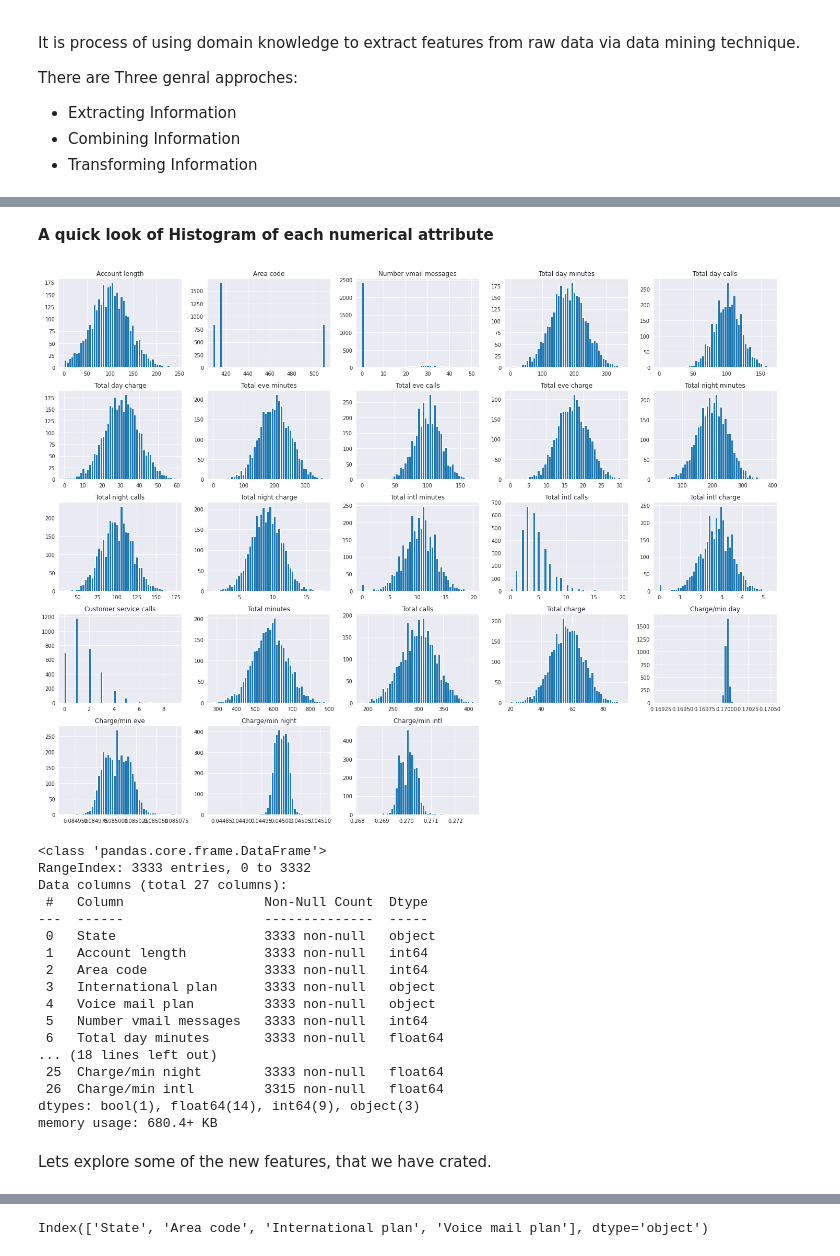
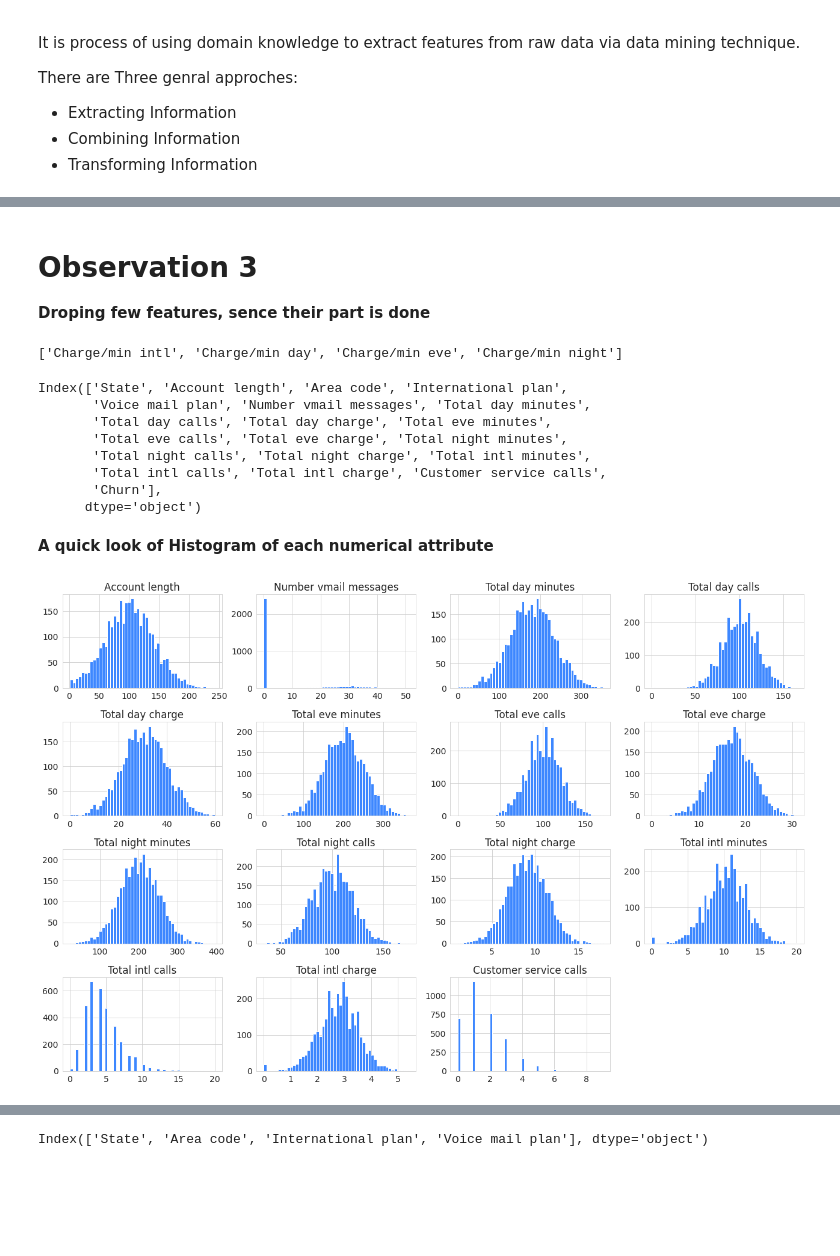
Before and after one commit to Gaurav2912/Telecom-Churn-Analysis---Capstone-Project, a Jupyter notebook: Telecom_Churn_Analysis_Capstone_Project.ipynb, the cells around one changed output, grey strips where cells are left out. Saved outputs shown, nothing was run; the diff lists cells and outputs as text; code cells hidden in the pictures; blank space fills up the shorter version.

```diff
--- a/Telecom_Churn_Analysis_Capstone_Project.ipynb
+++ b/Telecom_Churn_Analysis_Capstone_Project.ipynb
@@ -243,5 +244,0 @@ Here, I am going to create few new features such as,
-# %%
-# Total minutes, Total calls and Total charge by summing up day, eve and night data.
-df['Total minutes'] = df['Total day minutes'] + df['Total eve minutes'] + df['Total night minutes']
-df['Total calls'] = df['Total day calls'] + df['Total eve calls'] + df['Total night calls']
-df['Total charge'] = df['Total day charge'] + df['Total eve charge'] + df['Total night charge']
@@ -351,19 +244,0 @@ plt.xticks(rotation=25);
-# %%
-sns.set_style("darkgrid")
-# KDE plot
-sns.kdeplot(data=df[['Total day minutes', 'Total eve minutes', 'Total night minutes']])
-
-# calculating median
-med_day_min = df['Total day minutes'].median()
-med_eve_min = df['Total eve minutes'].median()
-med_nig_min = df['Total night minutes'].median()
-
-# Virtical line plot at median of kde plot
-plt.vlines(x = med_day_min, ymin = 0, ymax = 0.00234,colors = 'blue',ls= '--')
-plt.vlines(x = med_eve_min, ymin = 0, ymax = 0.0026,colors = 'orange',ls= '-')
-plt.vlines(x = med_nig_min, ymin = 0, ymax = 0.0025,colors = 'green',ls= ':')
-
-# Print the median and mean of totel minutes
-print(f"Median and Mean of Total day minutes : {med_day_min:.2f} and {df['Total day minutes'].mean():.2f}")
-print(f"Median and Mean of Total eve minutes : {med_eve_min:.2f} and {df['Total eve minutes'].mean():.2f}")
-print(f"Median and Mean of Total night minutes : {med_nig_min:.2f} and {df['Total night minutes'].mean():.2f}")
@@ -374,0 +283,5 @@ Median and Mean of Total night minutes : 201.20 and 200.87
+# %%
+# set some default values
+sns.set_style("whitegrid")
+sns.set_palette(palette = ['#4169E1', '#FF5F15', '#4CBB17'])
+plt.rcParams['font.size'] = 14
@@ -375,32 +403,30 @@ Median and Mean of Total night minutes : 201.20 and 200.87
+# %% [markdown]
+# Observation 3
+**Droping few features, sence their part is done**
+# %%
+all_per_minutes # although we have already created this list
+# %% [output]
+['Charge/min intl', 'Charge/min day', 'Charge/min eve', 'Charge/min night']
+# %%
+df.drop(all_per_minutes, axis= 1, inplace= True)
+# %%
+# Lest check our columns, after dropping
+df.columns
+# %% [output]
+Index(['State', 'Account length', 'Area code', 'International plan',
+       'Voice mail plan', 'Number vmail messages', 'Total day minutes',
+       'Total day calls', 'Total day charge', 'Total eve minutes',
+       'Total eve calls', 'Total eve charge', 'Total night minutes',
+       'Total night calls', 'Total night charge', 'Total intl minutes',
+       'Total intl calls', 'Total intl charge', 'Customer service calls',
+       'Churn'],
+      dtype='object')
 # %% [markdown]
 **A quick look of Histogram of each numerical attribute**
 # %%
-sns.set_style("darkgrid")
-df.hist(bins= 50, figsize= (20,15))
+df.hist(bins= 50, figsize= (18,12), color=  '#3d87ff')
 plt.title("Histogram for each numerical attribute.", fontsize= 18)
 plt.tight_layout()
-plt.show()
+plt.show();
 # %% [output]
-[figure, old version]
+[figure, new version]
-# %%
-df.info()
-# %% [output]
-<class 'pandas.core.frame.DataFrame'>
-RangeIndex: 3333 entries, 0 to 3332
-Data columns (total 27 columns):
- #   Column                  Non-Null Count  Dtype
----  ------                  --------------  -----
- 0   State                   3333 non-null   object
- 1   Account length          3333 non-null   int64
- 2   Area code               3333 non-null   int64
- 3   International plan      3333 non-null   object
- 4   Voice mail plan         3333 non-null   object
- 5   Number vmail messages   3333 non-null   int64
- 6   Total day minutes       3333 non-null   float64
-... (18 lines left out)
- 25  Charge/min night        3333 non-null   float64
- 26  Charge/min intl         3315 non-null   float64
-dtypes: bool(1), float64(14), int64(9), object(3)
-memory usage: 680.4+ KB
-# %% [markdown]
-Lets explore some of the new features, that we have crated.
```
Also changed, not shown: parts of 143 cells of this notebook.
